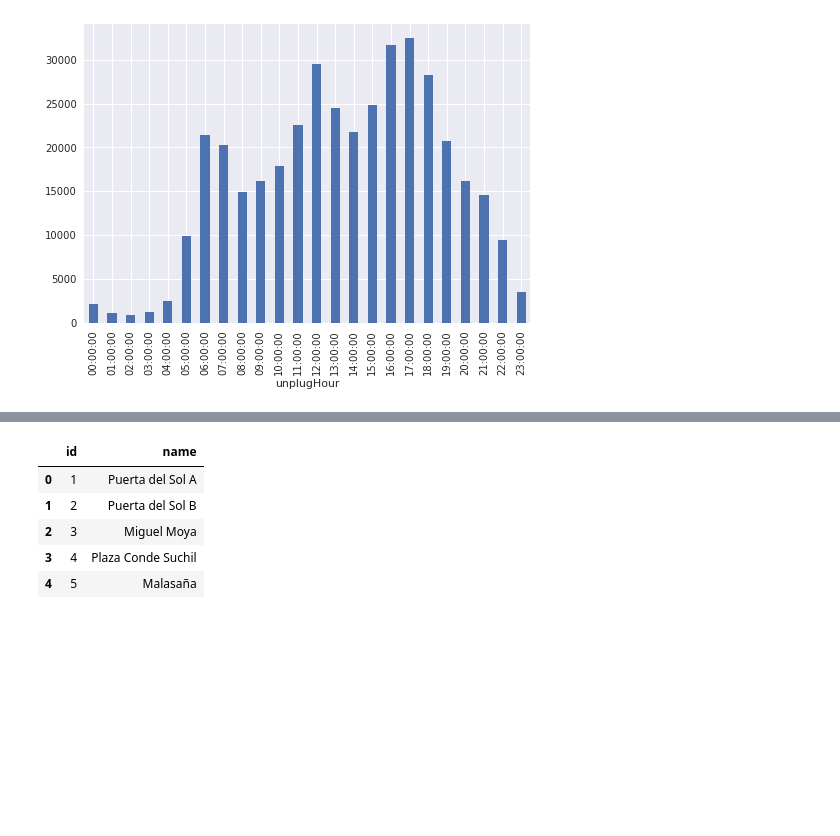
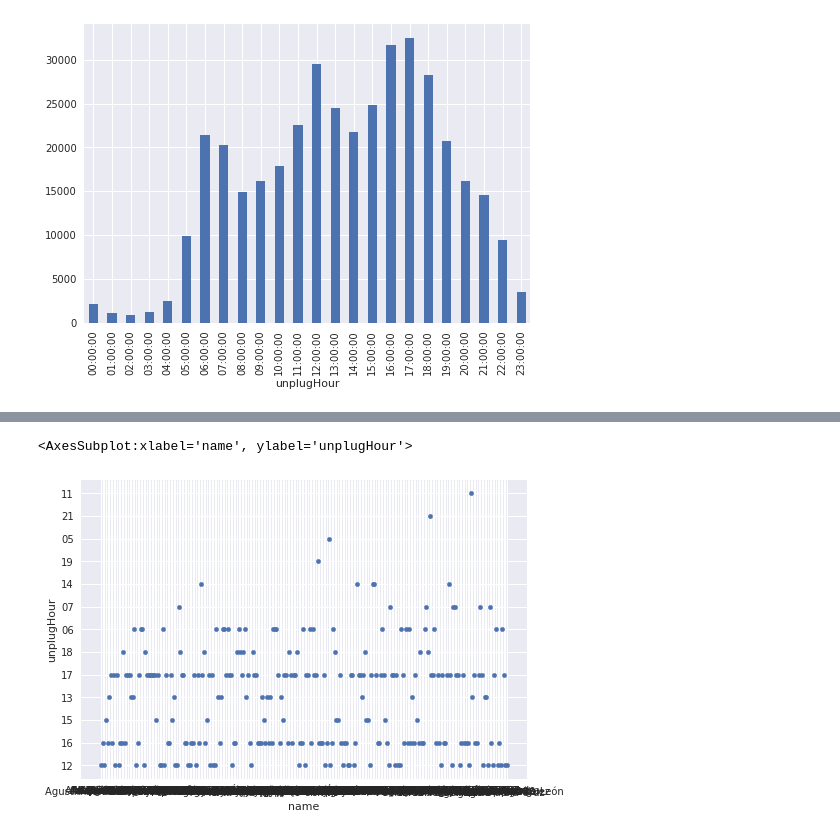
Before and after one commit to fserrey/gis-data-exploration, a Jupyter notebook: bicimad/stations_eda.ipynb, the cells around one changed output, grey strips where cells are left out. Drawn from its saved outputs; the diff is of its cells as text; code cells hidden in the pictures; blank space fills up the shorter version.

```diff
--- a/bicimad/stations_eda.ipynb
+++ b/bicimad/stations_eda.ipynb
@@ -297,10 +285,5 @@ Name: idunplug_station, Length: 414249, dtype: int64
-# %%
-st = df_stations[['id','name']]
-st.head()
-# %% [output]
-|  | id | name |
-| 0 | 1 | Puerta del Sol A |
-| 1 | 2 | Puerta del Sol B |
-| 2 | 3 | Miguel Moya |
-| 3 | 4 | Plaza Conde Suchil |
-| 4 | 5 | Malasaña |
+# %%
+df_stTime.plot.scatter(x='name',y='unplugHour')
+# %% [output]
+<AxesSubplot:xlabel='name', ylabel='unplugHour'>
+[figure, added]
```
Also changed, not shown: parts of 4 cells of this notebook, 1 other file.
